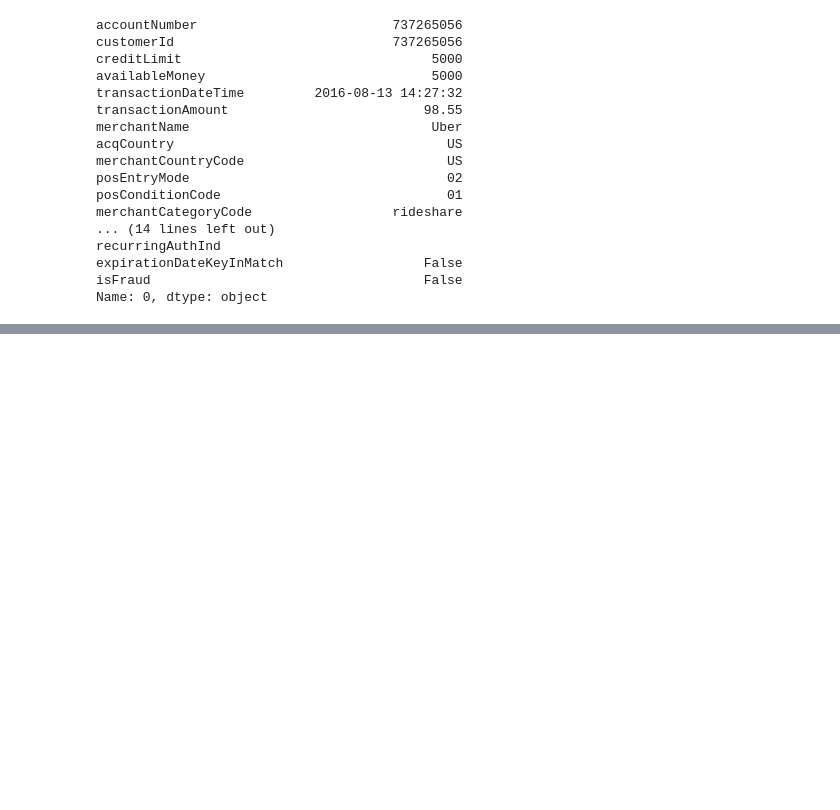
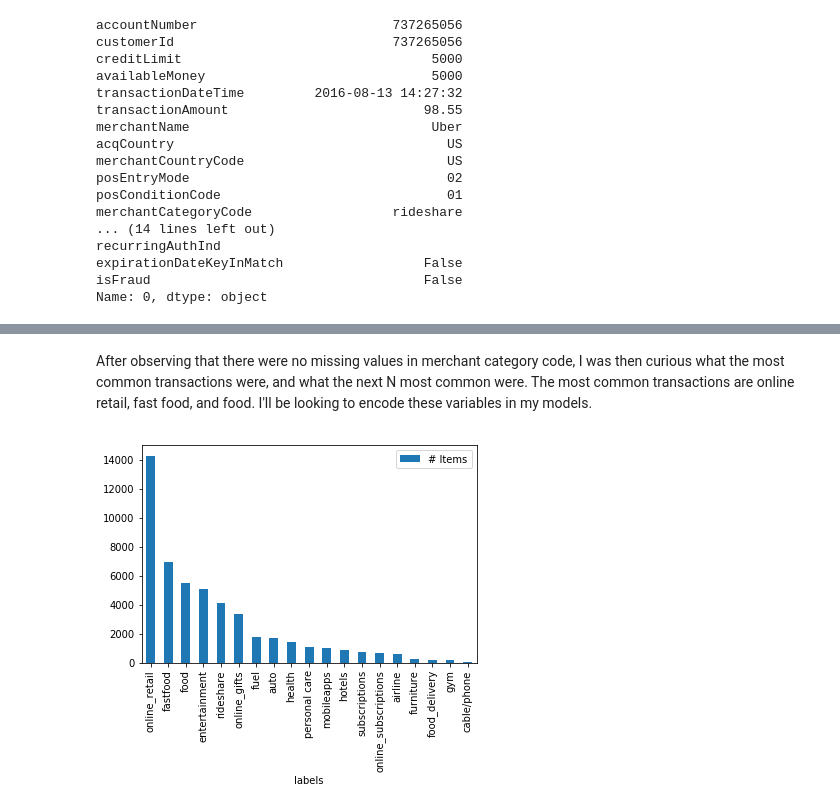
Before and after one commit to jzisheng/DS, a Jupyter notebook: analysis.ipynb, the cells around one changed output, grey strips where cells are left out. Cells and saved outputs as stored; diff of their text form; code cells hidden in the pictures; blank space fills up the shorter version.

```diff
--- a/analysis.ipynb
+++ b/analysis.ipynb
@@ -217,0 +97,6 @@ i 4000: 0.09333138912916183
+# %%
+types = df.dtypes
+for colStr,obj in (types.iteritems()):
+    if (obj==bool):
+        print("=== {} object value counts: ===".format(colStr))
+        print(df[colStr].value_counts())
@@ -217,0 +118,10 @@ i 4000: 0.09333138912916183
+# %%
+colsMask = ['acqCountry','merchantCountryCode','posEntryMode',
+           'posEntryMode','posConditionCode','merchantCategoryCode',
+           'transactionType','merchantCity','merchantState']
+types = df[colsMask].dtypes
+for colStr,obj in (types.iteritems()):
+    if (obj==bool or obj=='object'):
+        print("=== {} object value counts: ===".format(colStr))
+        print(df[colStr].value_counts())
+        print("")
@@ -217,0 +175,13 @@ i 4000: 0.09333138912916183
+# %% [markdown]
+After observing that there were no missing values in merchant category code, I was then curious what the most common transactions were, and what the next N most common were. The most common transactions are online retail, fast food, and food. I'll be looking to encode these variables in my models.
+# %%
+def plotCategory(colStr):
+    labels, vals = [],[]
+    for row in df[colStr].value_counts().iteritems():
+        labels.append(row[0])
+        vals.append(row[1])
+    dfBar = pd.DataFrame({'labels':labels, '# Items':vals})
+    ax = dfBar.plot.bar(x='labels', y='# Items', rot=90)
+plotCategory('merchantCategoryCode')
+# %% [output]
+[figure, added]
```
Also changed, not shown: parts of 63 cells of this notebook, 3 other files.
